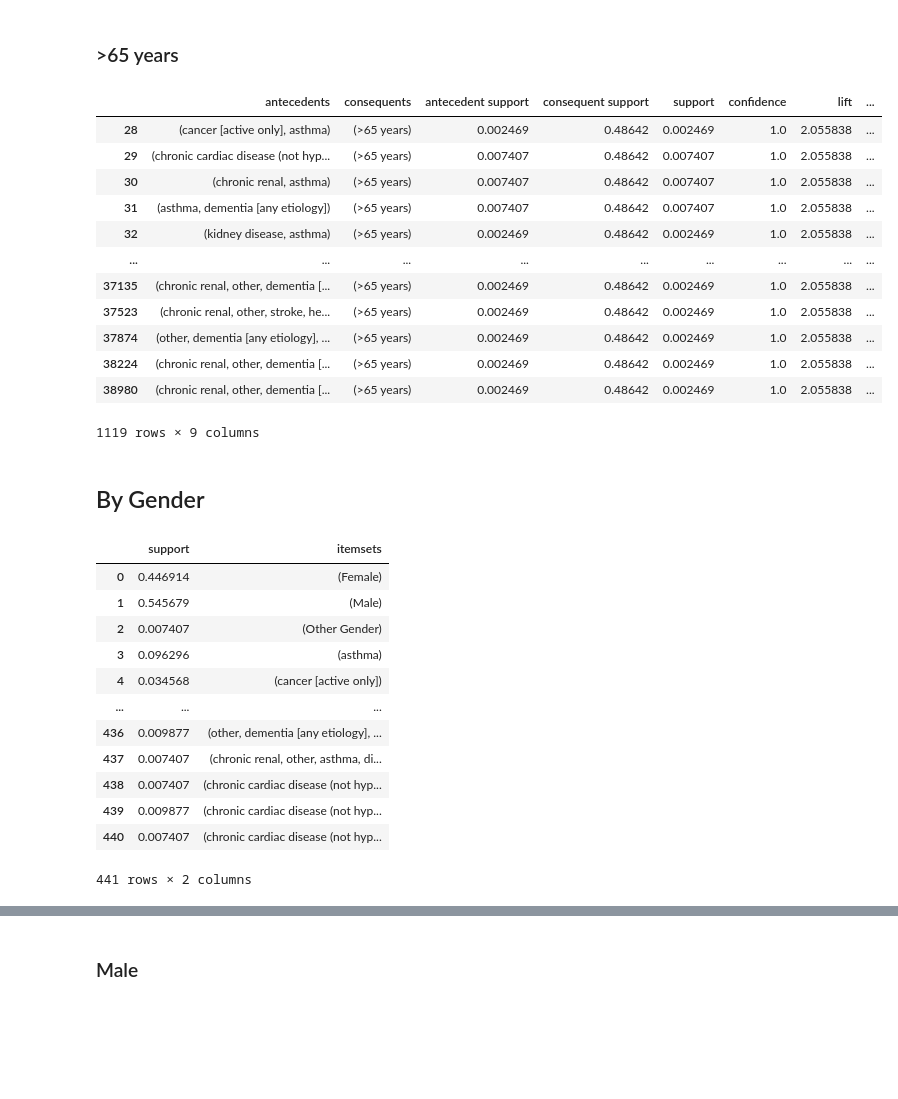
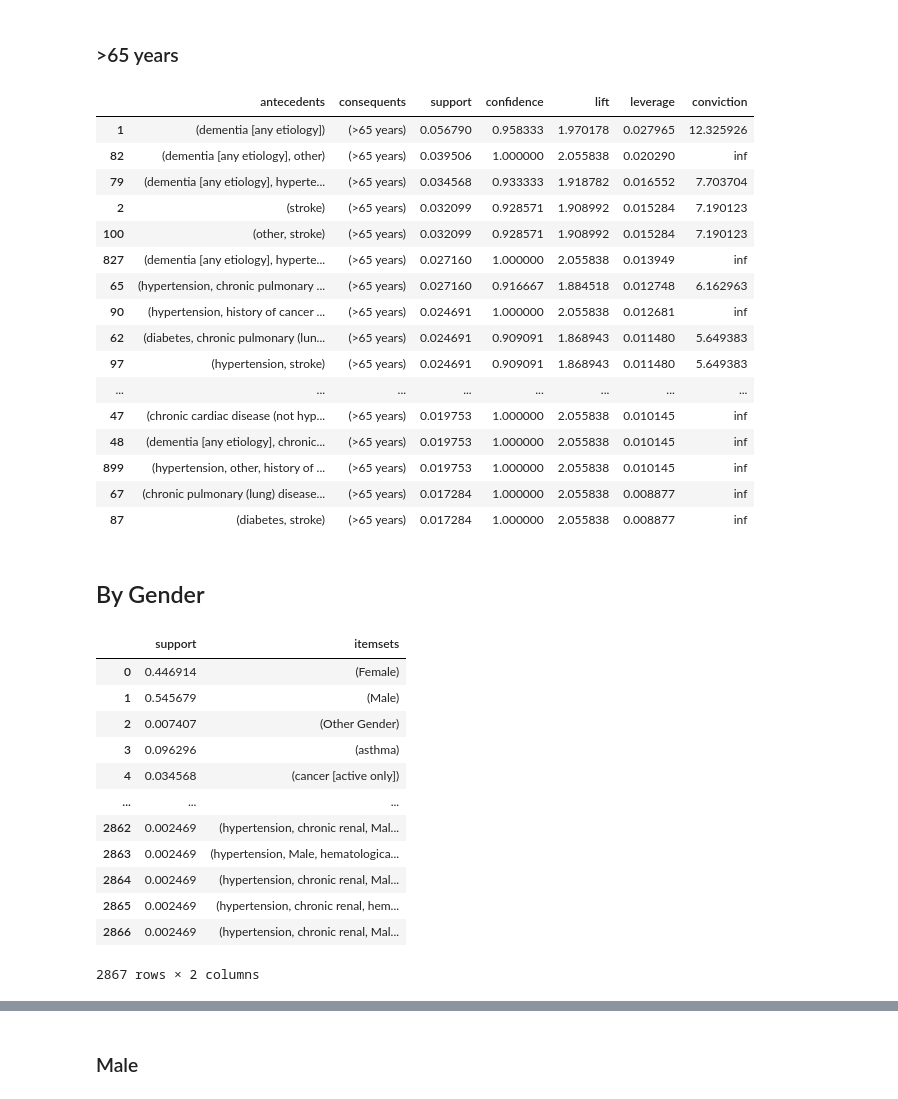
Before and after one commit to cuongvuong-phoenix/CO5240-data-engineering-s212, a Jupyter notebook: cuong/canada_hospital_comorbidities.ipynb, the cells around one changed output, grey strips where cells are left out. Cells and saved outputs as stored; diff of their text form; code cells hidden in the pictures; blank space fills up the shorter version.

```diff
--- a/cuong/canada_hospital_comorbidities.ipynb
+++ b/cuong/canada_hospital_comorbidities.ipynb
@@ -350,4 +358,4 @@ frequent_comorbidities_by_age_itemsets
 2760 rows × 2 columns
 # %%
-rules = association_rules(frequent_comorbidities_by_age_itemsets, metric="confidence", min_threshold=1)
-rules
+rules = association_rules(frequent_comorbidities_by_age_itemsets, metric="confidence", min_threshold=0.9)
+rules = rules.drop(["antecedent support", "consequent support"], axis=1)
@@ -411,21 +405,25 @@ rules[rules["consequents"] == frozenset({age_labels[2]})].sort_values(["confiden
 # %% [markdown]
 ### >65 years
 # %%
-rules[rules["consequents"] == frozenset({age_labels[3]})].sort_values(["confidence", "lift"], ascending=[False, False])
+rules[rules["consequents"] == frozenset({age_labels[3]})].sort_values(["support", "confidence", "lift"], ascending=[False,False, False]).head(20)
 # %% [output]
-|  | antecedents | consequents | antecedent support | consequent support | support | confidence | lift | ... |
-| 28 | (cancer [active only], asthma) | (>65 years) | 0.002469 | 0.48642 | 0.002469 | 1.0 | 2.055838 | ... |
-| 29 | (chronic cardiac disease (not hyp... | (>65 years) | 0.007407 | 0.48642 | 0.007407 | 1.0 | 2.055838 | ... |
-| 30 | (chronic renal, asthma) | (>65 years) | 0.007407 | 0.48642 | 0.007407 | 1.0 | 2.055838 | ... |
-| 31 | (asthma, dementia [any etiology]) | (>65 years) | 0.007407 | 0.48642 | 0.007407 | 1.0 | 2.055838 | ... |
-| 32 | (kidney disease, asthma) | (>65 years) | 0.002469 | 0.48642 | 0.002469 | 1.0 | 2.055838 | ... |
-| ... | ... | ... | ... | ... | ... | ... | ... | ... |
-| 37135 | (chronic renal, other, dementia [... | (>65 years) | 0.002469 | 0.48642 | 0.002469 | 1.0 | 2.055838 | ... |
-| 37523 | (chronic renal, other, stroke, he... | (>65 years) | 0.002469 | 0.48642 | 0.002469 | 1.0 | 2.055838 | ... |
-| 37874 | (other, dementia [any etiology], ... | (>65 years) | 0.002469 | 0.48642 | 0.002469 | 1.0 | 2.055838 | ... |
-| 38224 | (chronic renal, other, dementia [... | (>65 years) | 0.002469 | 0.48642 | 0.002469 | 1.0 | 2.055838 | ... |
-| 38980 | (chronic renal, other, dementia [... | (>65 years) | 0.002469 | 0.48642 | 0.002469 | 1.0 | 2.055838 | ... |
+|  | antecedents | consequents | support | confidence | lift | leverage | conviction |
+| 1 | (dementia [any etiology]) | (>65 years) | 0.056790 | 0.958333 | 1.970178 | 0.027965 | 12.325926 |
+| 82 | (dementia [any etiology], other) | (>65 years) | 0.039506 | 1.000000 | 2.055838 | 0.020290 | inf |
+| 79 | (dementia [any etiology], hyperte... | (>65 years) | 0.034568 | 0.933333 | 1.918782 | 0.016552 | 7.703704 |
+| 2 | (stroke) | (>65 years) | 0.032099 | 0.928571 | 1.908992 | 0.015284 | 7.190123 |
+| 100 | (other, stroke) | (>65 years) | 0.032099 | 0.928571 | 1.908992 | 0.015284 | 7.190123 |
+| 827 | (dementia [any etiology], hyperte... | (>65 years) | 0.027160 | 1.000000 | 2.055838 | 0.013949 | inf |
+| 65 | (hypertension, chronic pulmonary ... | (>65 years) | 0.027160 | 0.916667 | 1.884518 | 0.012748 | 6.162963 |
+| 90 | (hypertension, history of cancer ... | (>65 years) | 0.024691 | 1.000000 | 2.055838 | 0.012681 | inf |
+| 62 | (diabetes, chronic pulmonary (lun... | (>65 years) | 0.024691 | 0.909091 | 1.868943 | 0.011480 | 5.649383 |
+| 97 | (hypertension, stroke) | (>65 years) | 0.024691 | 0.909091 | 1.868943 | 0.011480 | 5.649383 |
+| ... | ... | ... | ... | ... | ... | ... | ... |
+| 47 | (chronic cardiac disease (not hyp... | (>65 years) | 0.019753 | 1.000000 | 2.055838 | 0.010145 | inf |
+| 48 | (dementia [any etiology], chronic... | (>65 years) | 0.019753 | 1.000000 | 2.055838 | 0.010145 | inf |
+| 899 | (hypertension, other, history of ... | (>65 years) | 0.019753 | 1.000000 | 2.055838 | 0.010145 | inf |
+| 67 | (chronic pulmonary (lung) disease... | (>65 years) | 0.017284 | 1.000000 | 2.055838 | 0.008877 | inf |
+| 87 | (diabetes, stroke) | (>65 years) | 0.017284 | 1.000000 | 2.055838 | 0.008877 | inf |
-1119 rows × 9 columns
 # %% [markdown]
 ## By Gender
 # %%
@@ -435,7 +433,7 @@ te_comorbidities_by_gender = TransactionEncoder()
 te_comorbidities_by_gender_ary = te_comorbidities_by_gender.fit(covid19_comorbidities_by_gender).transform(covid19_comorbidities_by_gender)
 comorbidities_by_gender_ar_df = pd.DataFrame(te_comorbidities_by_gender_ary, columns=te_comorbidities_by_gender.columns_)
 # %%
-frequent_comorbidities_by_gender_itemsets = apriori(comorbidities_by_gender_ar_df, min_support=0.005, use_colnames=True)
+frequent_comorbidities_by_gender_itemsets = apriori(comorbidities_by_gender_ar_df, min_support=0.001, use_colnames=True)
 frequent_comorbidities_by_gender_itemsets
 # %% [output]
 |  | support | itemsets |
@@ -445,10 +443,10 @@ frequent_comorbidities_by_gender_itemsets
 | 3 | 0.096296 | (asthma) |
 | 4 | 0.034568 | (cancer [active only]) |
 | ... | ... | ... |
-| 436 | 0.009877 | (other, dementia [any etiology], ... |
-| 437 | 0.007407 | (chronic renal, other, asthma, di... |
-| 438 | 0.007407 | (chronic cardiac disease (not hyp... |
-| 439 | 0.009877 | (chronic cardiac disease (not hyp... |
-| 440 | 0.007407 | (chronic cardiac disease (not hyp... |
+| 2862 | 0.002469 | (hypertension, chronic renal, Mal... |
+| 2863 | 0.002469 | (hypertension, Male, hematologica... |
+| 2864 | 0.002469 | (hypertension, chronic renal, Mal... |
+| 2865 | 0.002469 | (hypertension, chronic renal, hem... |
+| 2866 | 0.002469 | (hypertension, chronic renal, Mal... |
-441 rows × 2 columns
+2867 rows × 2 columns
 # %%
```
Also changed, not shown: parts of 12 cells of this notebook.
